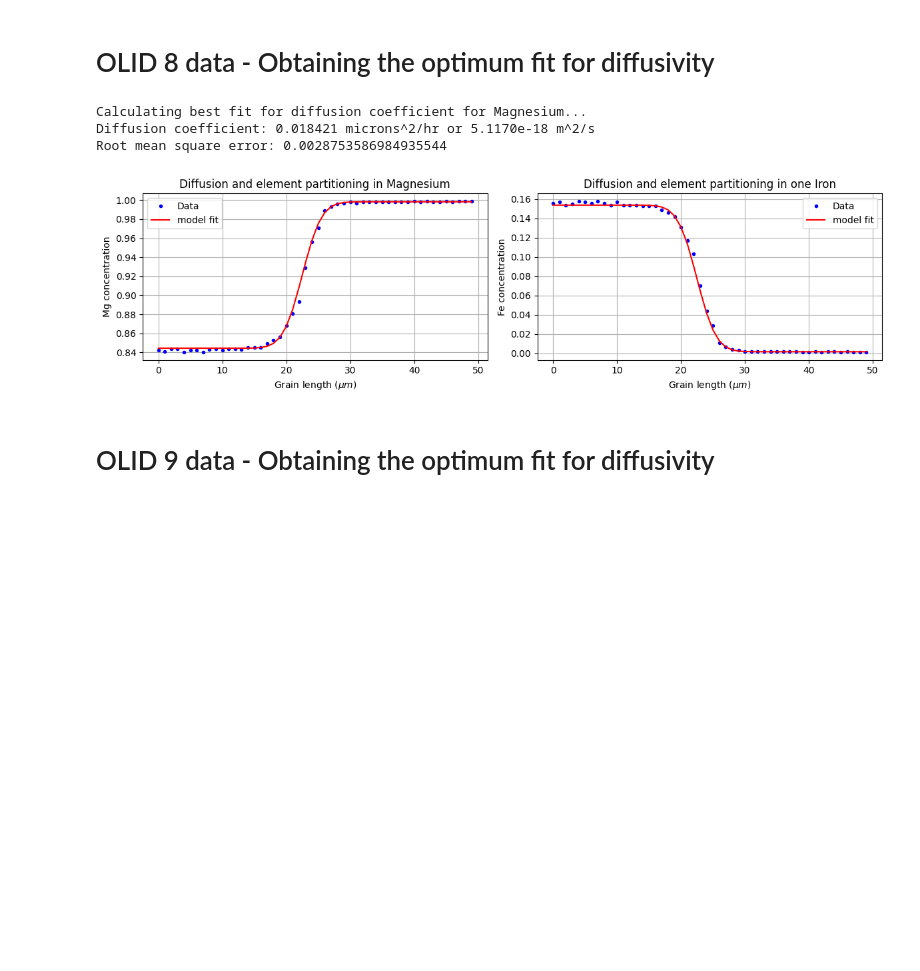
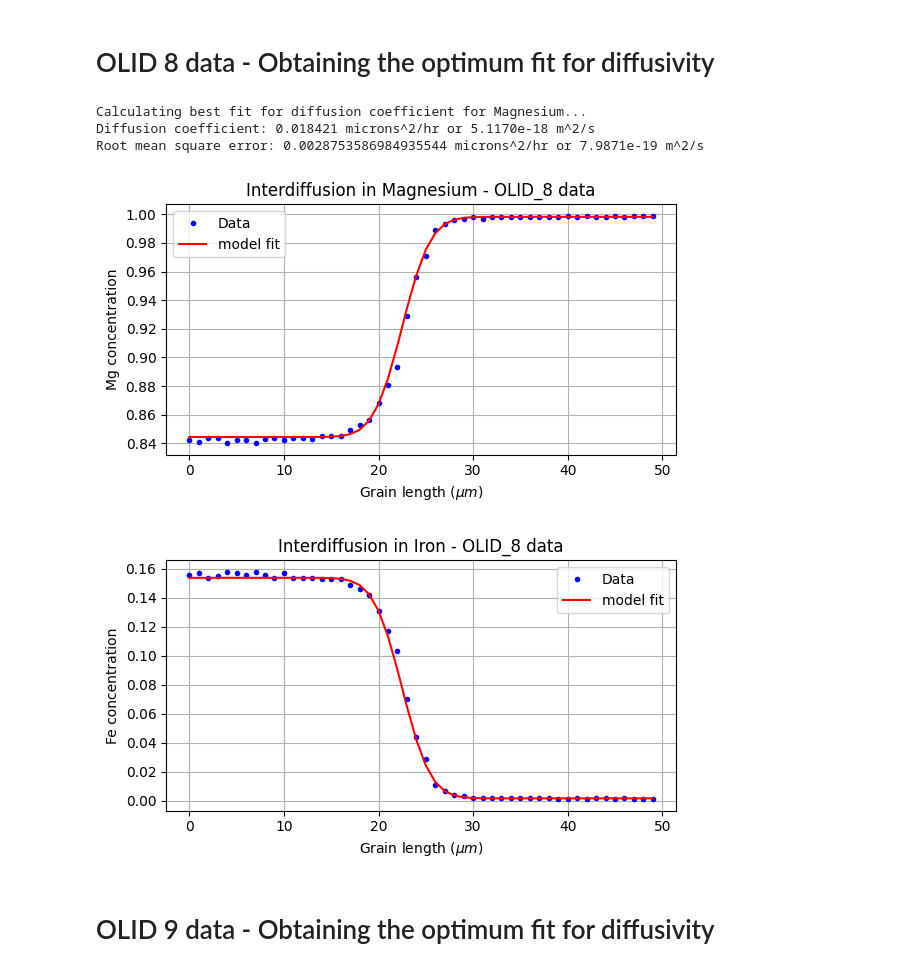
Before and after one commit to chandan-kumarsahu/CP-Project-Grain-Interdiffusion, a Jupyter notebook: Element_Partitioning_and_Diffusion/CN_grain_diffusion_PS2.ipynb, the cells around one changed output. Drawn from its saved outputs; the diff is of its cells as text; code cells hidden in the pictures; blank space fills up the shorter version.

```diff
--- a/Element_Partitioning_and_Diffusion/CN_grain_diffusion_PS2.ipynb
+++ b/Element_Partitioning_and_Diffusion/CN_grain_diffusion_PS2.ipynb
@@ -152,7 +153,7 @@ print('Calculating best fit for diffusion coefficient for Magnesium...')
 Diff = find_min_solution(func_Mg, 1e-4, 1, tol=tol)
 
 print('Diffusion coefficient:', np.round(Diff, 6), 'microns^2/hr or {:.4e}'.format(Diff*1e-12/3600), 'm^2/s')
-print('Root mean square error:', func_Mg(Diff))
+print('Root mean square error:', func_Mg(Diff), 'microns^2/hr or {:.4e}'.format(func_Mg(Diff)*1e-12/3600), 'm^2/s')
 print()
 
 ########################################### X_Fe ###########################################
@@ -168,37 +169,38 @@ def init_X_Fe_right(X_Fe):
 # def func_Fe(Diff):
 #     # Function to calculate the error for Iron
 #     solution_Fe, spatial_grid, time_grid = crank_nicolson_diffusion(L_grain1, L_grain2, t_max, dt, Diff, Diff, X_Fe,
 #                                                                     init_X_Fe_left, init_X_Fe_right, source_term,
 #                                                                     diff_matrix_isolated_boundary_G2)
 #     # Calculate Root Mean Square Error
 #     rmse = np.sqrt(np.sum(((X_Fe - solution_Fe[:, -1])**2))/len(X_Fe))
 #     return rmse
 
 # print('Calculating best fit for diffusion coefficient for Iron...')
 # # find the best fit for the diffusion coefficient by bisection method
 # Diff = find_min_solution(func_Fe, 1e-4, 1, tol=tol)
 
 # print('Diffusion coefficient:', np.round(Diff, 6), 'microns^2/hr or {:.4e}'.format(Diff*1e-12/3600), 'm^2/s')
-# print('Root mean square error:', func_Fe(Diff))
+# print('Root mean square error:', func_Fe(Diff), 'microns^2/hr or {:.4e}'.format(func_Fe(Diff)*1e-12/3600), 'm^2/s')
 # print()
 
 # Append the values taken from the data file to the arrays
 Diffusivity_array.append(Diff)
 Temperature_array.append(1100)
 fO2_array.append(-12.02)
 
 # Calculate the diffusion equation solution using the best fit diffusion coefficient
 solution_Mg, spatial_grid, time_grid = crank_nicolson_diffusion(L_grain1, L_grain2, t_max, dt, Diff, Diff, X_Mg, init_X_Mg_left, init_X_Mg_right, source_term, diff_matrix_isolated_boundary_G2)
 solution_Fe, spatial_grid, time_grid = crank_nicolson_diffusion(L_grain1, L_grain2, t_max, dt, Diff, Diff, X_Fe, init_X_Fe_left, init_X_Fe_right, source_term, diff_matrix_isolated_boundary_G2)
 
 # Plot the diffusion equation solution
-plot_diff(time_grid, spatial_grid, solution_Mg, X_Mg, Dist, solution_Fe, X_Fe)
+plot_diff('OLID_8', time_grid, spatial_grid, solution_Mg, X_Mg, Dist, solution_Fe, X_Fe)
 plt.show()
 # %% [output]
 Calculating best fit for diffusion coefficient for Magnesium...
 Diffusion coefficient: 0.018421 microns^2/hr or 5.1170e-18 m^2/s
-Root mean square error: 0.0028753586984935544
+Root mean square error: 0.0028753586984935544 microns^2/hr or 7.9871e-19 m^2/s
-[figure, old version]
+[figure, new version]
+[figure, added]
 # %% [markdown]
 # OLID 9 data - Obtaining the optimum fit for diffusivity
 # %%
```
Also changed, not shown: parts of 5 cells of this notebook, 36 other files.
